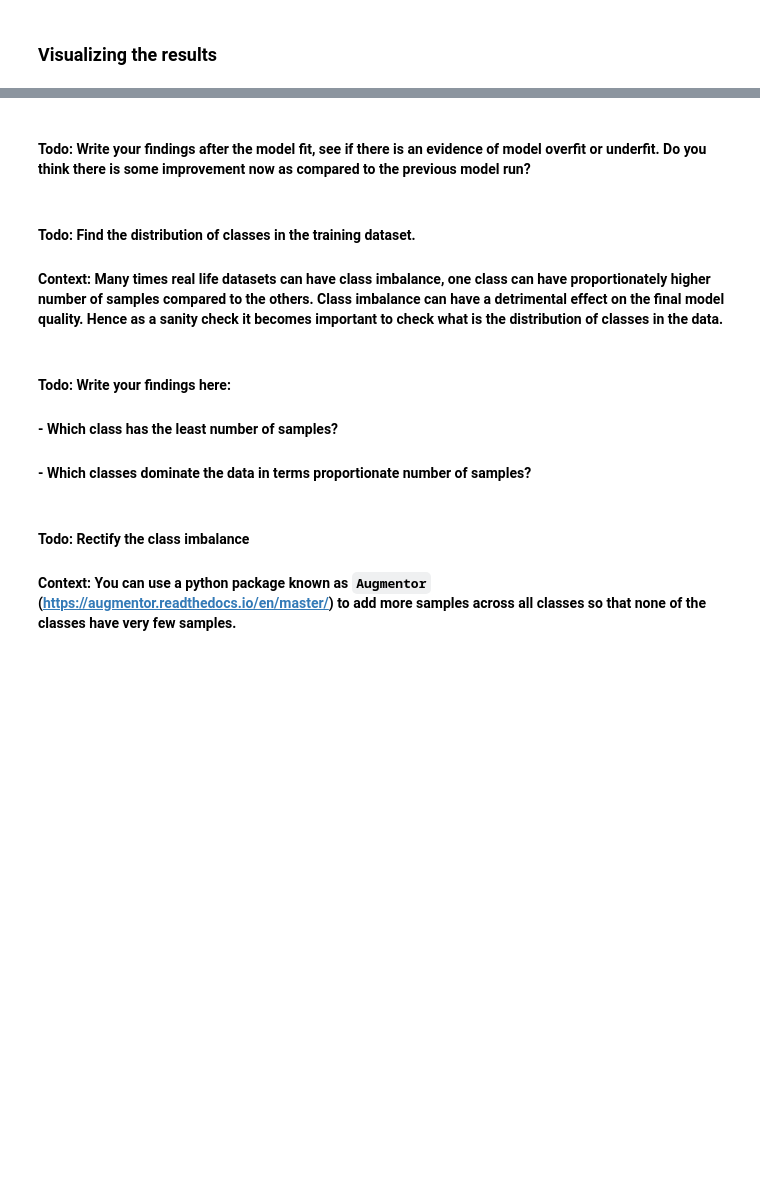
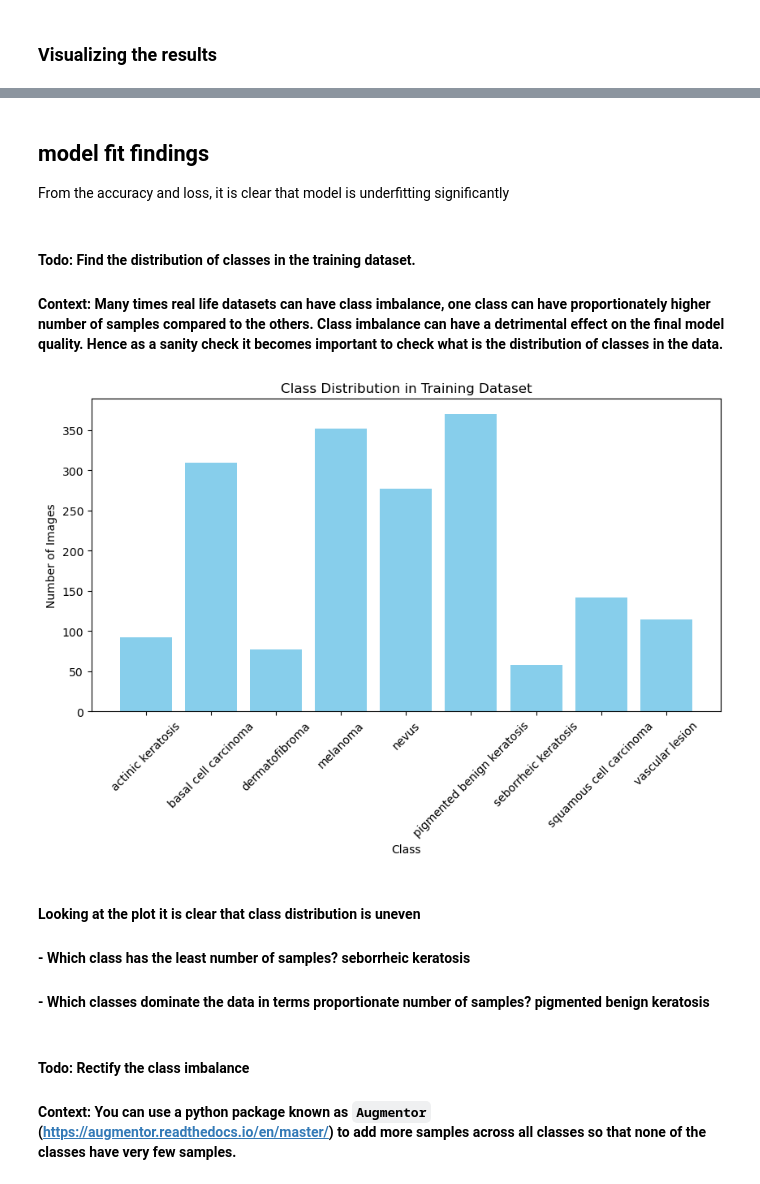
Before and after one commit to kamit1983/Melanoma-Detection, a Jupyter notebook: Amit_kumar_nn.ipynb, the cells around one changed output, grey strips where cells are left out. Cells and saved outputs as stored; diff of their text form; code cells hidden in the pictures; blank space fills up the shorter version.

```diff
--- a/Amit_kumar_nn.ipynb
+++ b/Amit_kumar_nn.ipynb
@@ -324,5 +456,6 @@ plt.show()
-# %% [markdown]
-#### Todo: Write your findings after the model fit, see if there is an evidence of model overfit or underfit. Do you think there is some improvement now as compared to the previous model run?
+# %% [markdown]
+## model fit findings
+From the accuracy and loss, it is clear that model is underfitting significantly
 # %% [markdown]
 #### **Todo:** Find the distribution of classes in the training dataset.
 #### **Context:** Many times real life datasets can have class imbalance, one class can have proportionately higher number of samples compared to the others. Class imbalance can have a detrimental effect on the final model quality. Hence as a sanity check it becomes important to check what is the distribution of classes in the data.
@@ -331,7 +462,33 @@ plt.show()
+# %%
+import tensorflow as tf
+import matplotlib.pyplot as plt
+import numpy as np
+
+# Assuming train_ds is already defined
+
+num_classes = len(class_names)
+
+# Count occurrences of each class in train_ds
+class_counts = np.zeros(num_classes)
+
+for images, labels in train_ds:
+    for label in labels.numpy():
+        class_counts[label] += 1
+
+# Plot class distribution
+plt.figure(figsize=(10, 5))
+plt.bar(class_names, class_counts, color='skyblue')
+plt.xlabel("Class")
+plt.ylabel("Number of Images")
+plt.title("Class Distribution in Training Dataset")
+plt.xticks(rotation=45)
+plt.show()
+# %% [output]
+[figure, added]
 # %% [markdown]
-#### **Todo:** Write your findings here:
-#### - Which class has the least number of samples?
-#### - Which classes dominate the data in terms proportionate number of samples?
+#### Looking at the plot it is clear that class distribution is uneven
+#### - Which class has the least number of samples? seborrheic keratosis
+#### - Which classes dominate the data in terms proportionate number of samples? pigmented benign keratosis
 # %% [markdown]
 #### **Todo:** Rectify the class imbalance
 #### **Context:** You can use a python package known as `Augmentor` (https://augmentor.readthedocs.io/en/master/) to add more samples across all classes so that none of the classes have very few samples.
```
Also changed, not shown: parts of 41 cells of this notebook.
